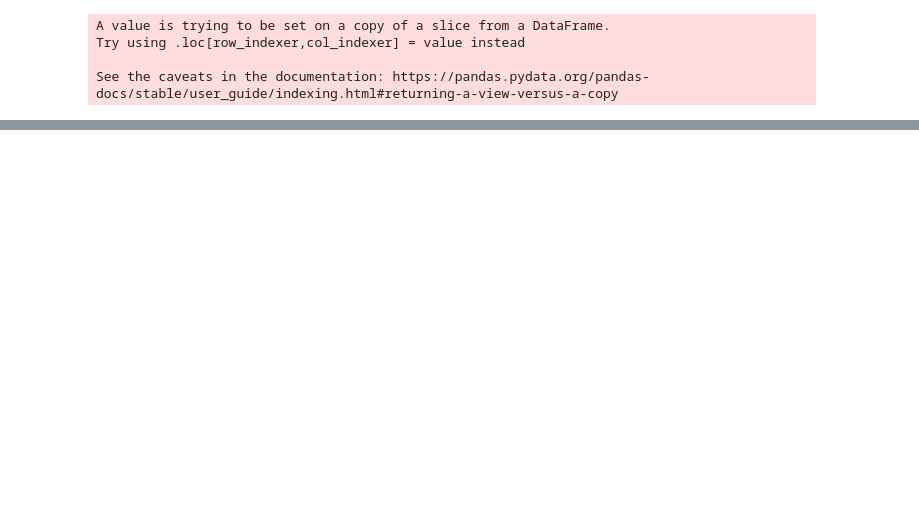
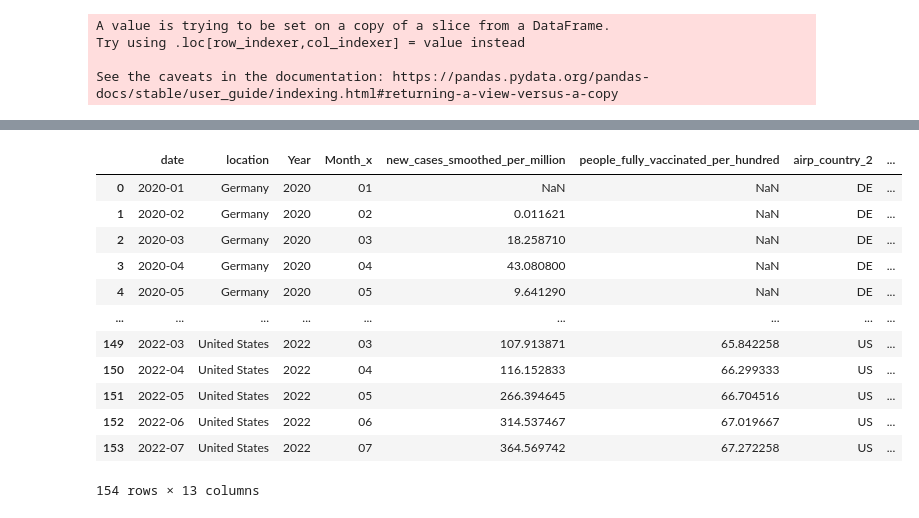
Before and after one commit to allanguzmanf/TIL6022-Project, a Jupyter notebook: SimonAndSörenGangGangGangGang.ipynb, the cells around one changed output, grey strips where cells are left out. Drawn from its saved outputs; the diff is of its cells as text; code cells hidden in the pictures; blank space fills up the shorter version.

```diff
--- a/SimonAndSörenGangGangGangGang.ipynb
+++ b/SimonAndSörenGangGangGangGang.ipynb
@@ -59,8 +60,8 @@ filtered_covid_data = covid_data[columns_of_interest]
 filtered_covid_data[['Year','Month','Day']] = filtered_covid_data.date.str.split("-",expand=True)
 
 # Selecting the countries of interest for cargo and passenger transport
-cargo_countries_of_interest =['China','United States','United Arab Emirates','Brazil','Qatar','Netherlands']
-passenger_countries_of_interest = ['United Kingdom','Spain','Germany','Italy','United States','Netherlands']
+cargo_countries_of_interest =['China','United States','United Arab Emirates','Brazil','Qatar']
+passenger_countries_of_interest = ['United Kingdom','Spain','Germany','Italy','United States']
 
 # Group by year, month and location to calculate the mean for cargo transport
 cargo_filtered_covid_data = filtered_covid_data[filtered_covid_data['location'].isin(cargo_countries_of_interest)]
@@ -124,0 +86,11 @@ fig = go.Figure()
+# %%
+passenger_labels = {
+    'OBS_VALUE':'Total passengers (passengers)',
+    'country_2_name': 'Country'
+}
+total_passengers = top_passengers.groupby(['airp_country_2','TIME_PERIOD','Month']).sum()
+total_passengers = total_passengers.reset_index()
+total_passengers = total_passengers[total_passengers['TIME_PERIOD'].between('2020-01', '2022-07')]
+total_passengers = codes_correction(total_passengers,'airp_country_2')
+fig = px.line(total_passengers, x='TIME_PERIOD', y= 'OBS_VALUE' ,color='airp_country_2',labels= passenger_labels)
+fig.show()
@@ -124,0 +116,5 @@ fig = go.Figure()
+# %%
+passenger_filtered_covid_data.set_index('date', inplace = True)
+passenger_filtered_covid_data = passenger_filtered_covid_data.drop(['2022-08','2022-09','2022-10'])
+passenger_filtered_covid_data = passenger_filtered_covid_data.reset_index()
+passenger_filtered_covid_data
@@ -124,0 +135,17 @@ fig = go.Figure()
+# %%
+merged_passengers = pd.merge(passenger_filtered_covid_data,total_passengers, left_on=('location','date'),right_on=('country_2_name','TIME_PERIOD'))
+merged_passengers
+# %% [output]
+|  | date | location | Year | Month_x | new_cases_smoothed_per_million | people_fully_vaccinated_per_hundred | airp_country_2 | ... |
+| 0 | 2020-01 | Germany | 2020 | 01 | NaN | NaN | DE | ... |
+| 1 | 2020-02 | Germany | 2020 | 02 | 0.011621 | NaN | DE | ... |
+| 2 | 2020-03 | Germany | 2020 | 03 | 18.258710 | NaN | DE | ... |
+| 3 | 2020-04 | Germany | 2020 | 04 | 43.080800 | NaN | DE | ... |
+| 4 | 2020-05 | Germany | 2020 | 05 | 9.641290 | NaN | DE | ... |
+| ... | ... | ... | ... | ... | ... | ... | ... | ... |
+| 149 | 2022-03 | United States | 2022 | 03 | 107.913871 | 65.842258 | US | ... |
+| 150 | 2022-04 | United States | 2022 | 04 | 116.152833 | 66.299333 | US | ... |
+| 151 | 2022-05 | United States | 2022 | 05 | 266.394645 | 66.704516 | US | ... |
+| 152 | 2022-06 | United States | 2022 | 06 | 314.537467 | 67.019667 | US | ... |
+| 153 | 2022-07 | United States | 2022 | 07 | 364.569742 | 67.272258 | US | ... |
+154 rows × 13 columns
```
Also changed, not shown: parts of 9 cells of this notebook.
